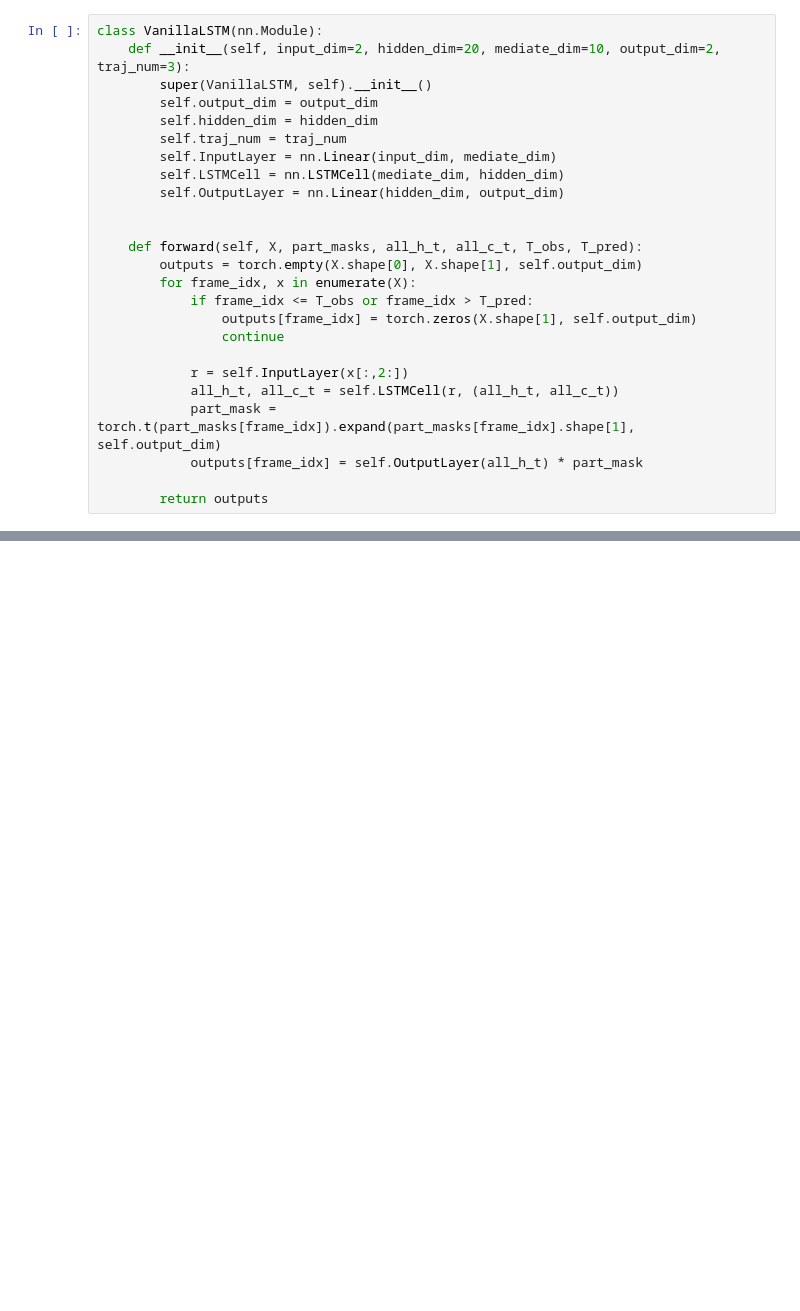
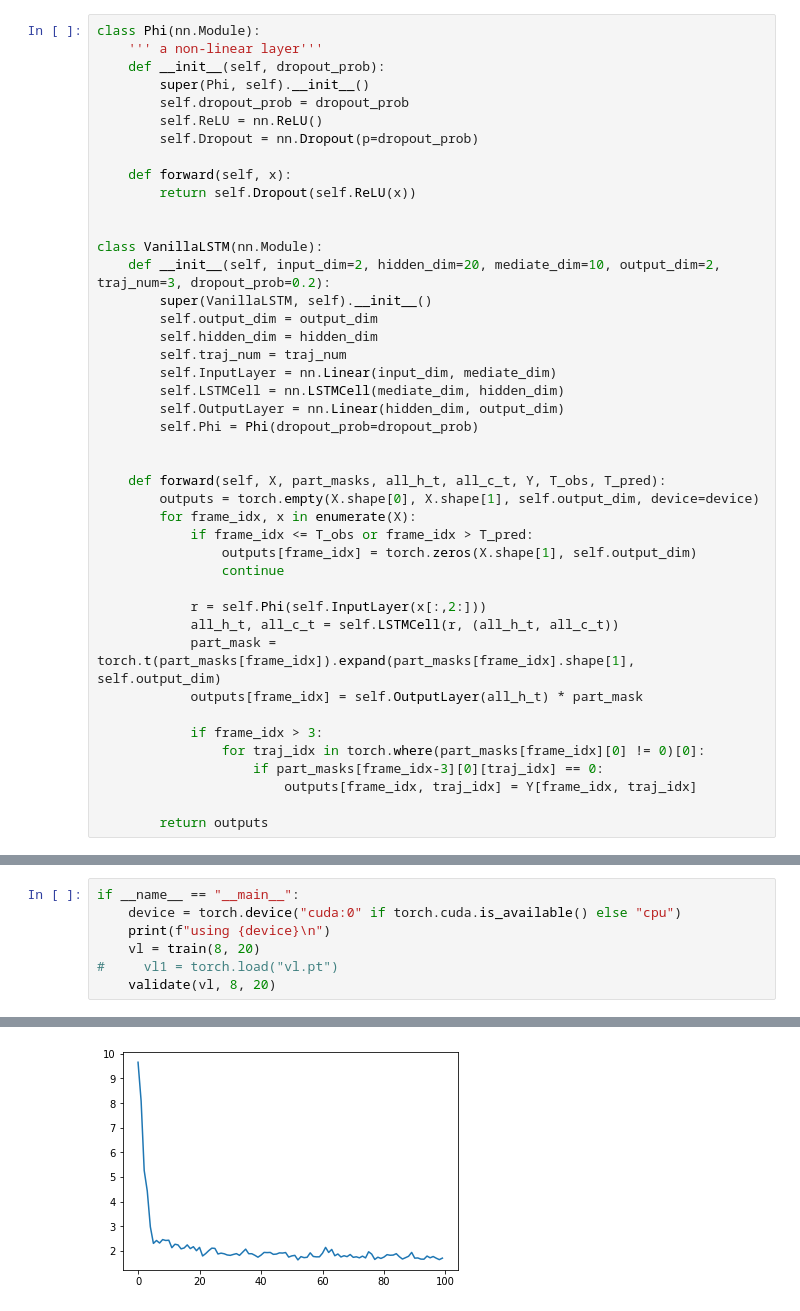
Before and after one commit to ruohuali/SocialLSTM, a Jupyter notebook: VanillaLSTM.ipynb, the cells around one changed output, grey strips where cells are left out. Cells and saved outputs as stored; diff of their text form; blank space fills up the shorter version.

```diff
--- a/VanillaLSTM.ipynb
+++ b/VanillaLSTM.ipynb
@@ -144,6 +144,18 @@ torch.Size([8, 1, 145]) torch.Size([8, 145, 4]) torch.Size([8, 145, 4])
 # %%
+class Phi(nn.Module):
+    ''' a non-linear layer'''
+    def __init__(self, dropout_prob):
+        super(Phi, self).__init__()
+        self.dropout_prob = dropout_prob
+        self.ReLU = nn.ReLU()
+        self.Dropout = nn.Dropout(p=dropout_prob)
+
+    def forward(self, x):
+        return self.Dropout(self.ReLU(x))
+
+
 class VanillaLSTM(nn.Module):
-    def __init__(self, input_dim=2, hidden_dim=20, mediate_dim=10, output_dim=2, traj_num=3):
+    def __init__(self, input_dim=2, hidden_dim=20, mediate_dim=10, output_dim=2, traj_num=3, dropout_prob=0.2):
         super(VanillaLSTM, self).__init__()
         self.output_dim = output_dim
         self.hidden_dim = hidden_dim
@@ -151,20 +163,26 @@ class VanillaLSTM(nn.Module):
         self.InputLayer = nn.Linear(input_dim, mediate_dim)
         self.LSTMCell = nn.LSTMCell(mediate_dim, hidden_dim)
         self.OutputLayer = nn.Linear(hidden_dim, output_dim)
+        self.Phi = Phi(dropout_prob=dropout_prob)
 
 
-    def forward(self, X, part_masks, all_h_t, all_c_t, T_obs, T_pred):
-        outputs = torch.empty(X.shape[0], X.shape[1], self.output_dim)
+    def forward(self, X, part_masks, all_h_t, all_c_t, Y, T_obs, T_pred):
+        outputs = torch.empty(X.shape[0], X.shape[1], self.output_dim, device=device)
         for frame_idx, x in enumerate(X):
             if frame_idx <= T_obs or frame_idx > T_pred:
                 outputs[frame_idx] = torch.zeros(X.shape[1], self.output_dim)
                 continue
 
-            r = self.InputLayer(x[:,2:])
+            r = self.Phi(self.InputLayer(x[:,2:]))
             all_h_t, all_c_t = self.LSTMCell(r, (all_h_t, all_c_t))
             part_mask = torch.t(part_masks[frame_idx]).expand(part_masks[frame_idx].shape[1], self.output_dim)
             outputs[frame_idx] = self.OutputLayer(all_h_t) * part_mask
 
+            if frame_idx > 3:
+                for traj_idx in torch.where(part_masks[frame_idx][0] != 0)[0]:
+                    if part_masks[frame_idx-3][0][traj_idx] == 0:
+                        outputs[frame_idx, traj_idx] = Y[frame_idx, traj_idx]
+
         return outputs
 # %%
 def train(T_obs, T_pred):
@@ -383,0 +428,8 @@ SyntaxError: unexpected EOF while parsing (<ipython-input-12-e67503e51a51>, line
+# %%
+if __name__ == "__main__":
+    device = torch.device("cuda:0" if torch.cuda.is_available() else "cpu")
+    print(f"using {device}\n")
+    vl = train(8, 20)
+#     vl1 = torch.load("vl.pt")
+    validate(vl, 8, 20)
+# %% [output]
@@ -383,0 +454 @@ SyntaxError: unexpected EOF while parsing (<ipython-input-12-e67503e51a51>, line
+[figure, added]
```
Also changed, not shown: parts of 10 cells of this notebook, 15 other files.
